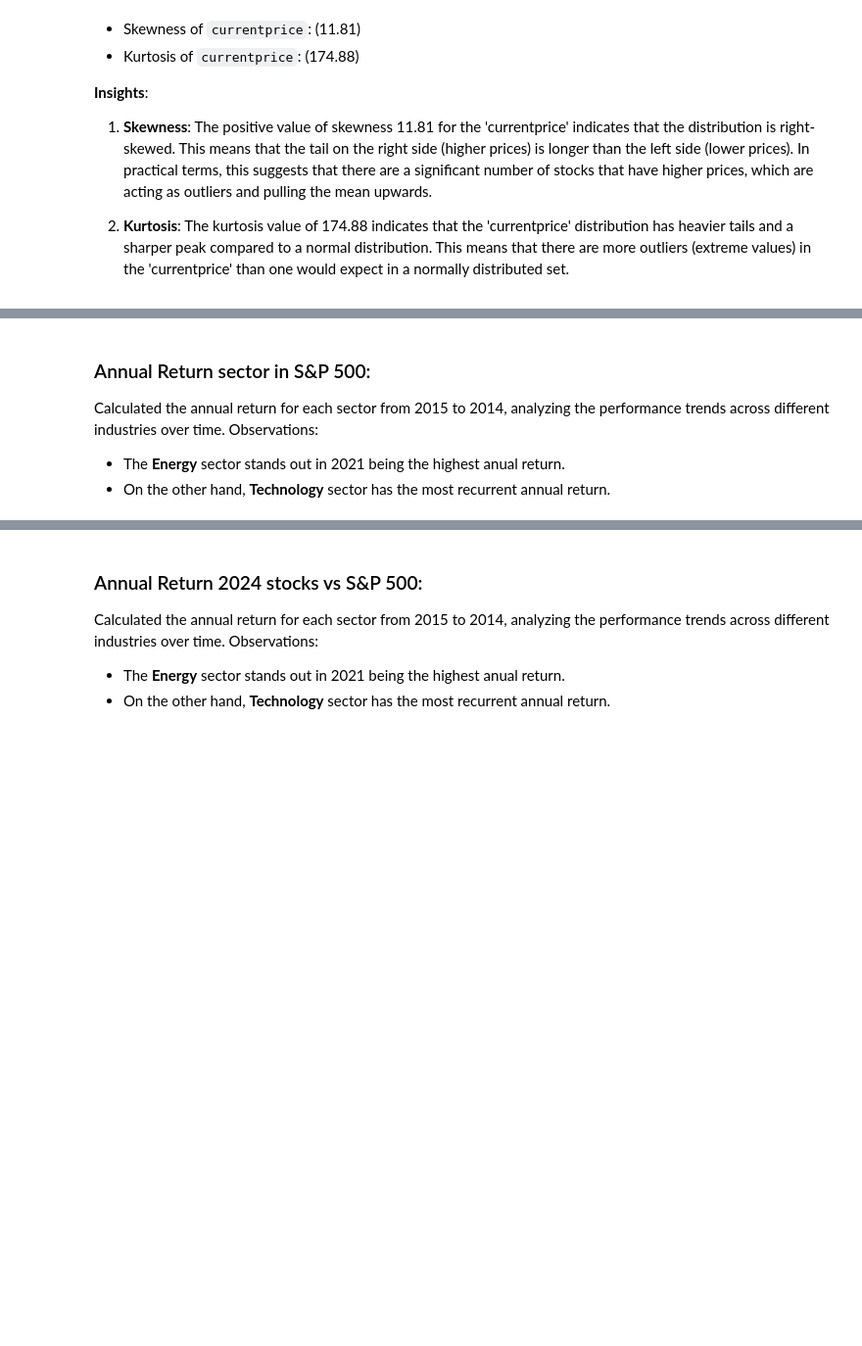
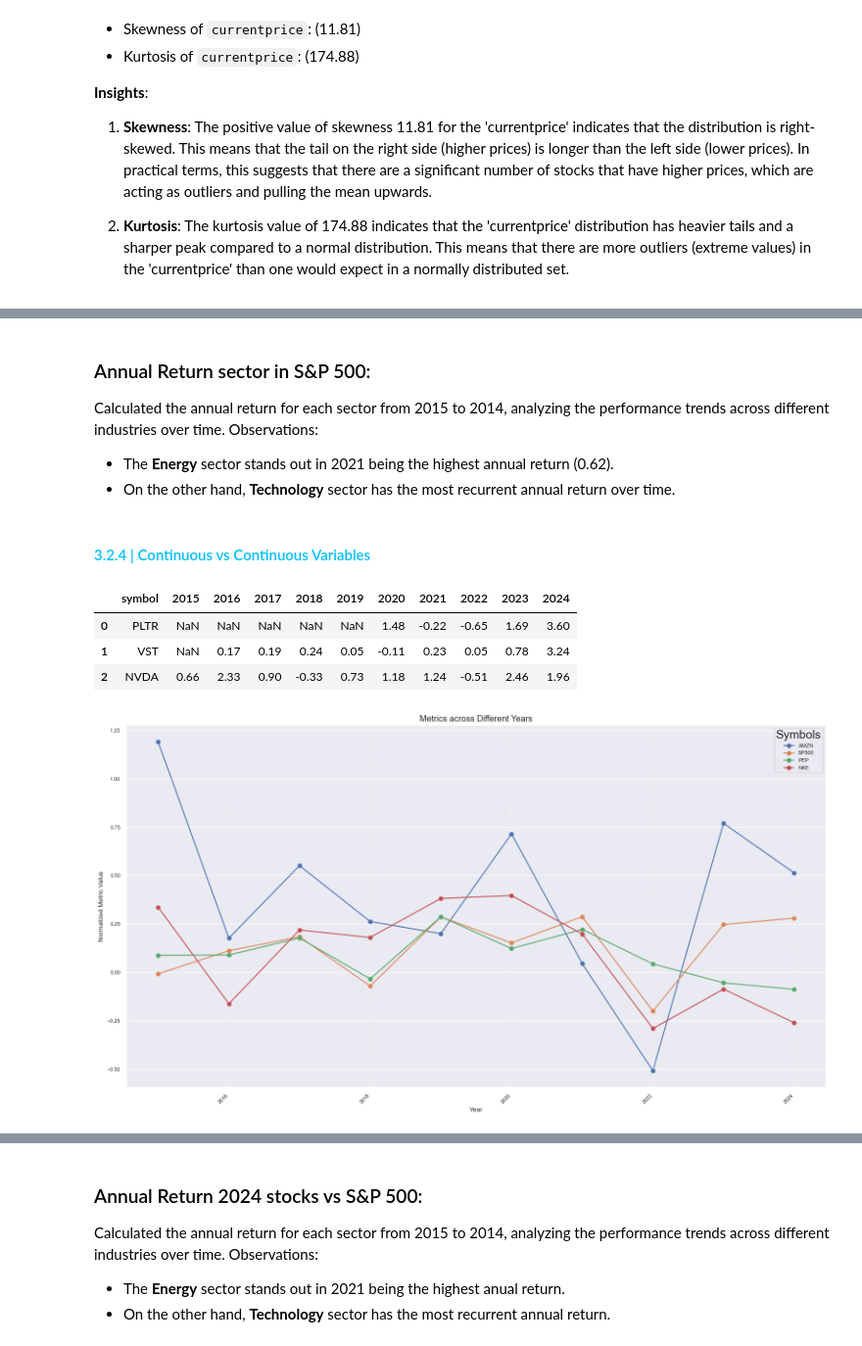
Before and after one commit to marsalmorera/stock-analysis, a Jupyter notebook: stock-analysis.ipynb, the cells around one changed output, grey strips where cells are left out. Shown at 98% size. Drawn from its saved outputs; the diff is of its cells as text; code cells hidden in the pictures; blank space fills up the shorter version.

```diff
--- a/stock-analysis.ipynb
+++ b/stock-analysis.ipynb
@@ -572,9 +642,17 @@ plt.show()
 Calculated the annual return for each sector from 2015 to 2014, analyzing the performance trends across different industries over time.
 Observations:
 
-- The **Energy** sector stands out in 2021 being the highest anual return.
-- On the other hand, **Technology** sector has the most recurrent annual return.
+- The **Energy** sector stands out in 2021 being the highest annual return (0.62).
+- On the other hand, **Technology** sector has the most recurrent annual return over time.
+# %% [markdown]
+<h4 style="color: #00BFFF;"> 3.2.4 | Continuous vs Continuous Variables </h4>
 # %%
 sorted_df = defi.sort_values(by=2024, ascending=False)
 sorted_df = sorted_df.reset_index()
 sorted_df.columns.name = None
+sorted_df.head(3)
+# %% [output]
+|  | symbol | 2015 | 2016 | 2017 | 2018 | 2019 | 2020 | 2021 | 2022 | 2023 | 2024 |
+| 0 | PLTR | NaN | NaN | NaN | NaN | NaN | 1.48 | -0.22 | -0.65 | 1.69 | 3.60 |
+| 1 | VST | NaN | 0.17 | 0.19 | 0.24 | 0.05 | -0.11 | 0.23 | 0.05 | 0.78 | 3.24 |
+| 2 | NVDA | 0.66 | 2.33 | 0.90 | -0.33 | 0.73 | 1.18 | 1.24 | -0.51 | 2.46 | 1.96 |
@@ -608,22 +659,34 @@ sample_df.set_index('symbol')
+# %%
+# Sampling with.
+sample_symbols = ['AMZN','PEP','NKE','SP500']
+sample_df = sorted_df[sorted_df['symbol'].isin(sample_symbols)]
+# Sampling with.
+sample_symbols1 = ['MSFT','PEP','NKE','SP500','JPM']
+sample_df1 = sorted_df[sorted_df['symbol'].isin(sample_symbols1)]
+# Sampling with.
+sample_symbols2 = ['AAPL','MA','WBA','MAR','PEP','SP500','JPM']
+sample_df2 = sorted_df[sorted_df['symbol'].isin(sample_symbols2)]
 # %%
 import matplotlib.pyplot as plt
 
 # Plot line graph directly
 plt.figure(figsize=(16, 9))
-
+sampling_df = sample_df.copy()
 # Iterate over each row (symbol) in the DataFrame
-for index, row in df_normalized.iterrows():
-    plt.plot(df_normalized.columns[1:], row[1:], marker='o', label=row['symbol'])
+for index, row in sampling_df.iterrows():
+    plt.plot(sampling_df.columns[1:], row[1:], marker='o', label=row['symbol'])
 
 # Add titles and labels
 plt.title("Metrics across Different Years", fontsize=13)
 plt.ylabel("Normalized Metric Value", fontsize=10)
 plt.xlabel("Year", fontsize=10)
 plt.xticks(rotation=45, fontsize=8, ha='right')
 plt.yticks(fontsize=8)
 plt.grid(axis='x', linestyle="--", alpha=0.7)
 plt.legend(title="Symbols", fontsize=8)
 plt.tight_layout()
 
 # Show plot
 plt.show()
+# %% [output]
+[figure, added]
```
Also changed, not shown: parts of 54 cells of this notebook, 1 other file.
